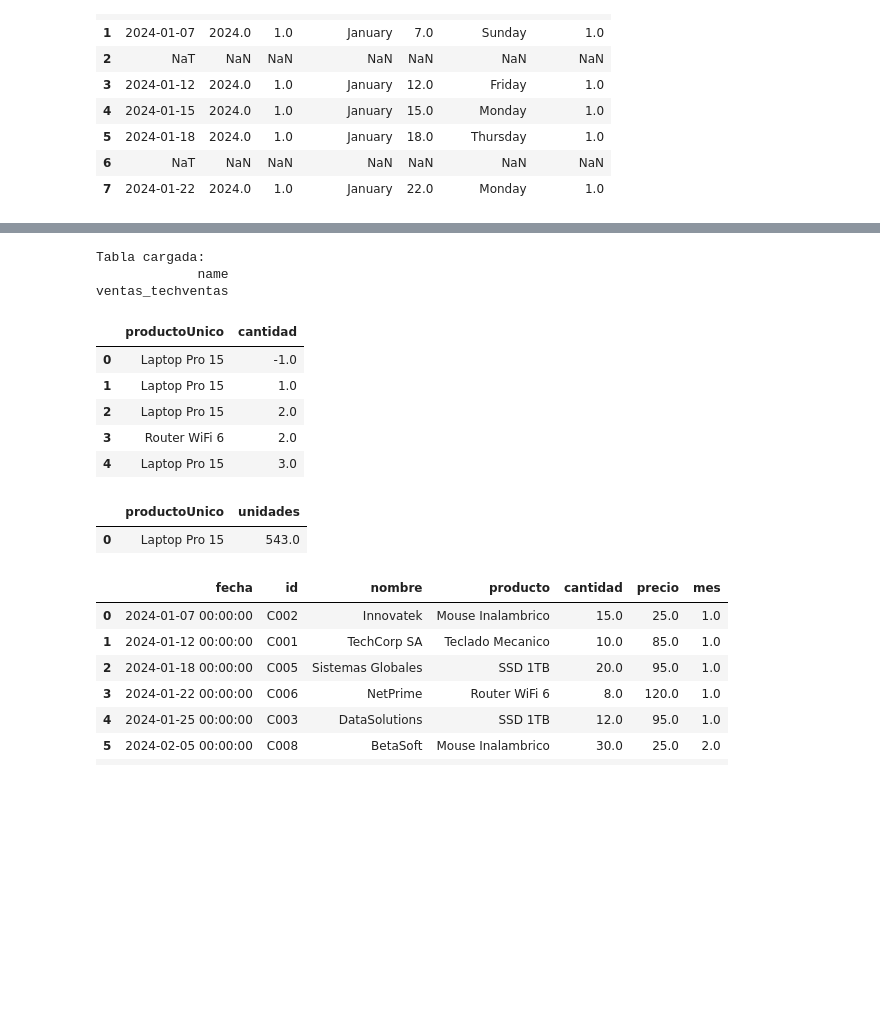
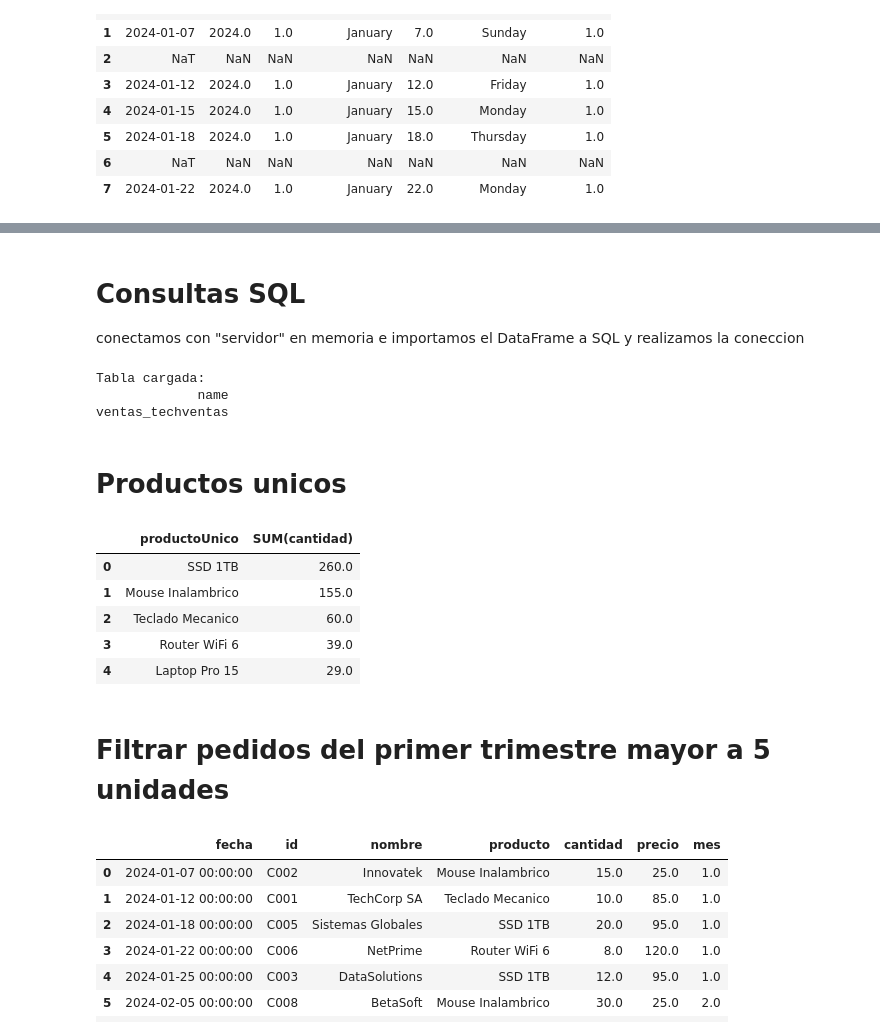
Before and after one commit to Camilo-COL/RetoUnidad1, a Jupyter notebook: Reto/Parte2/02_sql.ipynb, the cells around one changed output, grey strips where cells are left out. Cells and saved outputs as stored; diff of their text form; code cells hidden in the pictures; blank space fills up the shorter version.

Commit message:
Parte 2 Completa- Consultas SQL

```diff
--- a/Reto/Parte2/02_sql.ipynb
+++ b/Reto/Parte2/02_sql.ipynb
@@ -38,3 +54,7 @@ dfSinNan.head()
+# %% [markdown]
+# Consultas SQL
+conectamos con "servidor" en memoria e importamos el DataFrame a SQL
+y realizamos la coneccion
 # %%
 
 conn=sql.connect(":memory:")
@@ -48,48 +68,34 @@ print(tablas.to_string(index=False))
 Tabla cargada:
              name
 ventas_techventas
+# %% [markdown]
+# Productos unicos
 # %%
 # Primer consulta, productos unicos con alias descriptivo
-consulta1 = pd.read_sql("""
+q1 = pd.read_sql("""
     -- seleccionamos el los unicos de las columnas producto y cantidad
     -- (DISTINCT)
-    SELECT DISTINCT producto AS productoUnico, cantidad
+    SELECT DISTINCT producto AS productoUnico,
+    SUM(cantidad)
 
     FROM ventas_techventas
 
     WHERE producto IS NOT NULL
-
-    ORDER BY cantidad ASC
+    GROUP BY producto
+    ORDER BY cantidad DESC
 
     LIMIT 5
 """, conn)
-consulta1
+q1
 # %% [output]
-|  | productoUnico | cantidad |
-| 0 | Laptop Pro 15 | -1.0 |
-| 1 | Laptop Pro 15 | 1.0 |
-| 2 | Laptop Pro 15 | 2.0 |
-| 3 | Router WiFi 6 | 2.0 |
-| 4 | Laptop Pro 15 | 3.0 |
+|  | productoUnico | SUM(cantidad) |
+| 0 | SSD 1TB | 260.0 |
+| 1 | Mouse Inalambrico | 155.0 |
+| 2 | Teclado Mecanico | 60.0 |
+| 3 | Router WiFi 6 | 39.0 |
+| 4 | Laptop Pro 15 | 29.0 |
-# %%
-consulta1 = pd.read_sql("""
-    -- seleccionamos el los unicos de las columnas producto y cantidad
-    -- (DISTINCT)
-    SELECT DISTINCT producto AS productoUnico,
-    SUM(cantidad) as unidades
-
-    FROM ventas_techventas
-    --Omitimos los nulos (NaN)
-    WHERE producto IS NOT NULL
-    -- Ordenamos ascendentemente
-    ORDER BY cantidad ASC
-
-    LIMIT 5
-""", conn)
-consulta1
-# %% [output]
-|  | productoUnico | unidades |
-| 0 | Laptop Pro 15 | 543.0 |
+# %% [markdown]
+# Filtrar pedidos del primer trimestre mayor a 5 unidades
 # %%
 #Filtra pedidos del primer trimestre (ene–mar 2024) con cantidad
 #mayor a 5 unidades.
```
Also changed, not shown: parts of 17 cells of this notebook.
